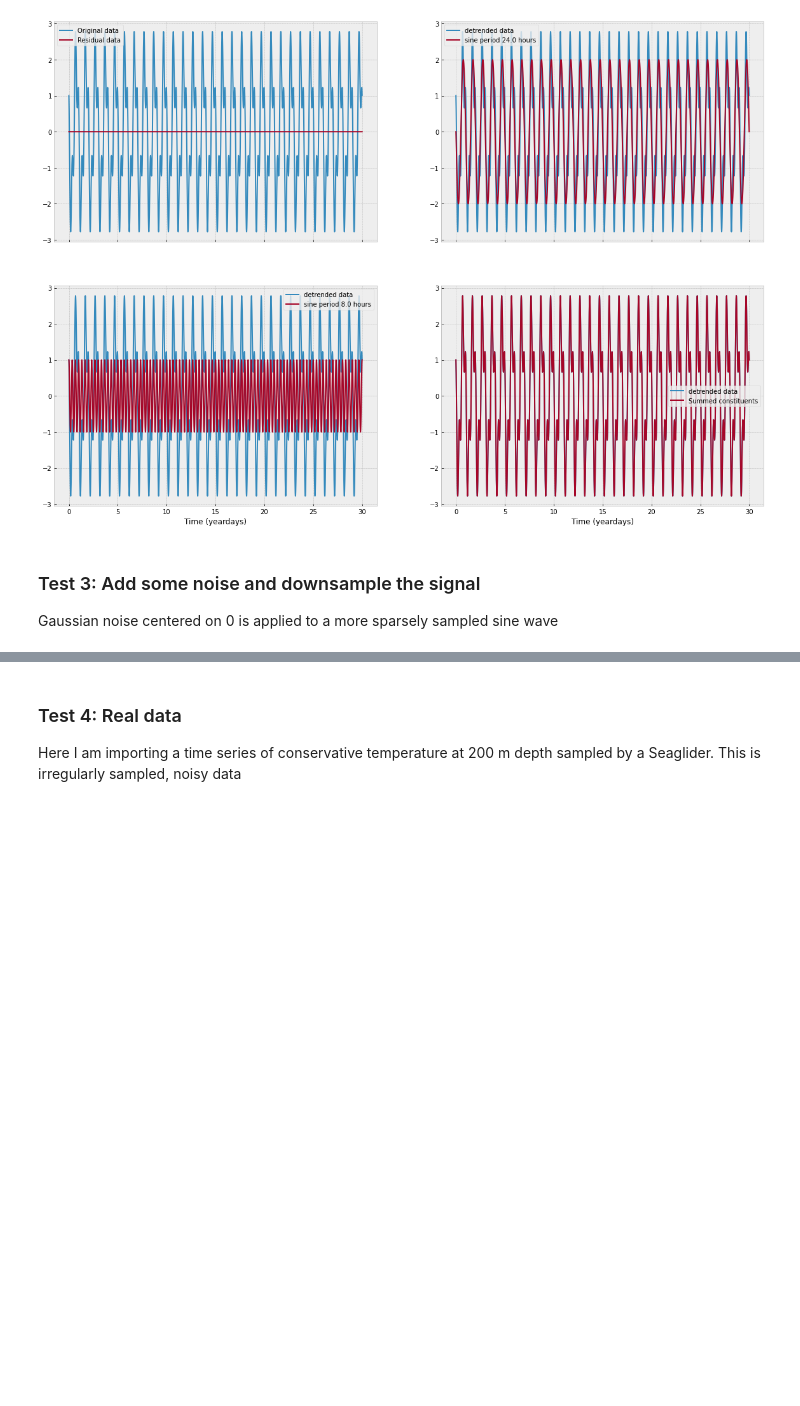
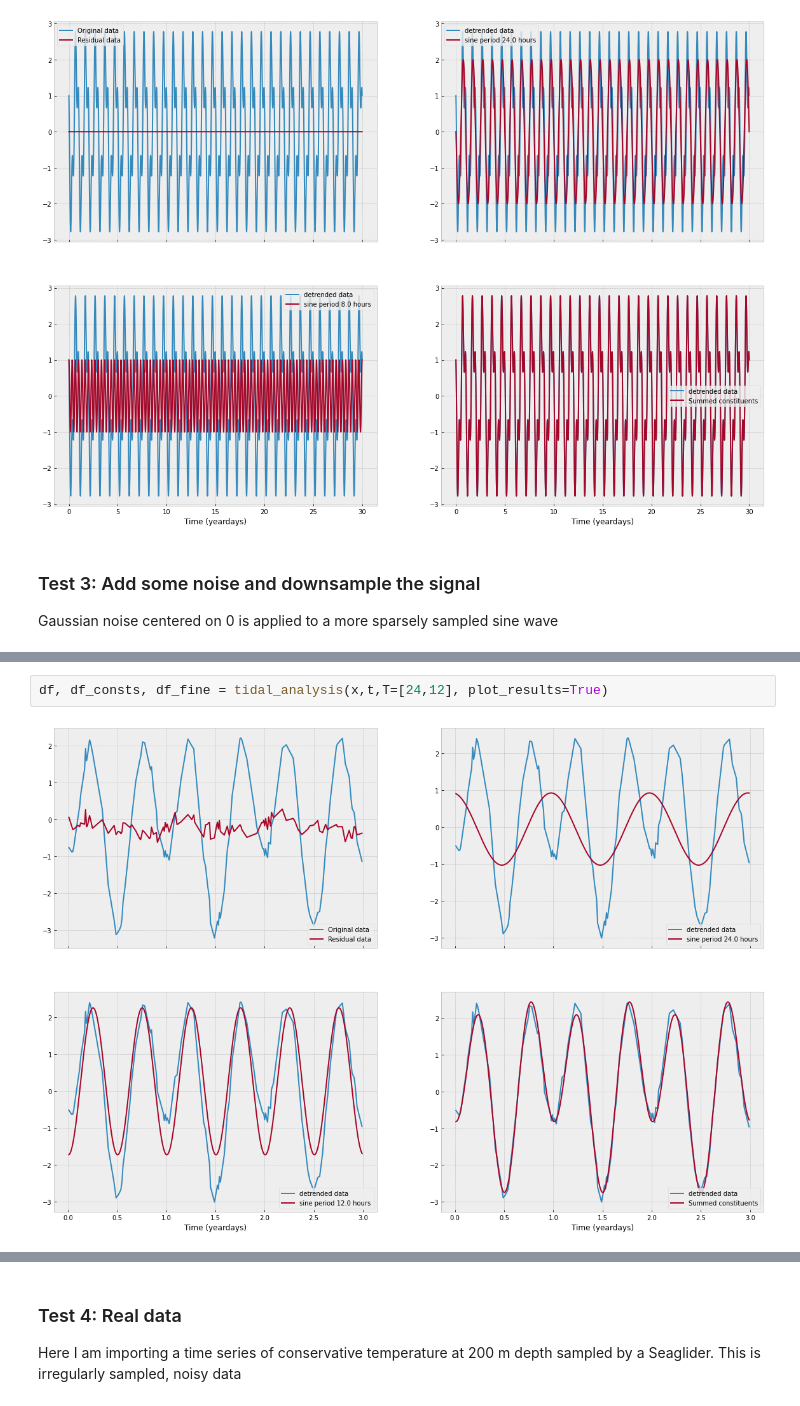
Before and after one commit to callumrollo/quick_tidal_analysis, a Jupyter notebook: Explore.ipynb, the cells around one changed output, grey strips where cells are left out. Saved outputs shown, nothing was run; the diff lists cells and outputs as text; blank space fills up the shorter version.

```diff
--- a/Explore.ipynb
+++ b/Explore.ipynb
@@ -101,0 +123,4 @@ White noise is left,  the amplitude estimate is not as accurate with an undersam
+# %%
+df, df_consts, df_fine = tidal_analysis(x,t,T=[24,12], plot_results=True)
+# %% [output]
+[figure, added]
```
Also changed, not shown: parts of 16 cells of this notebook.
